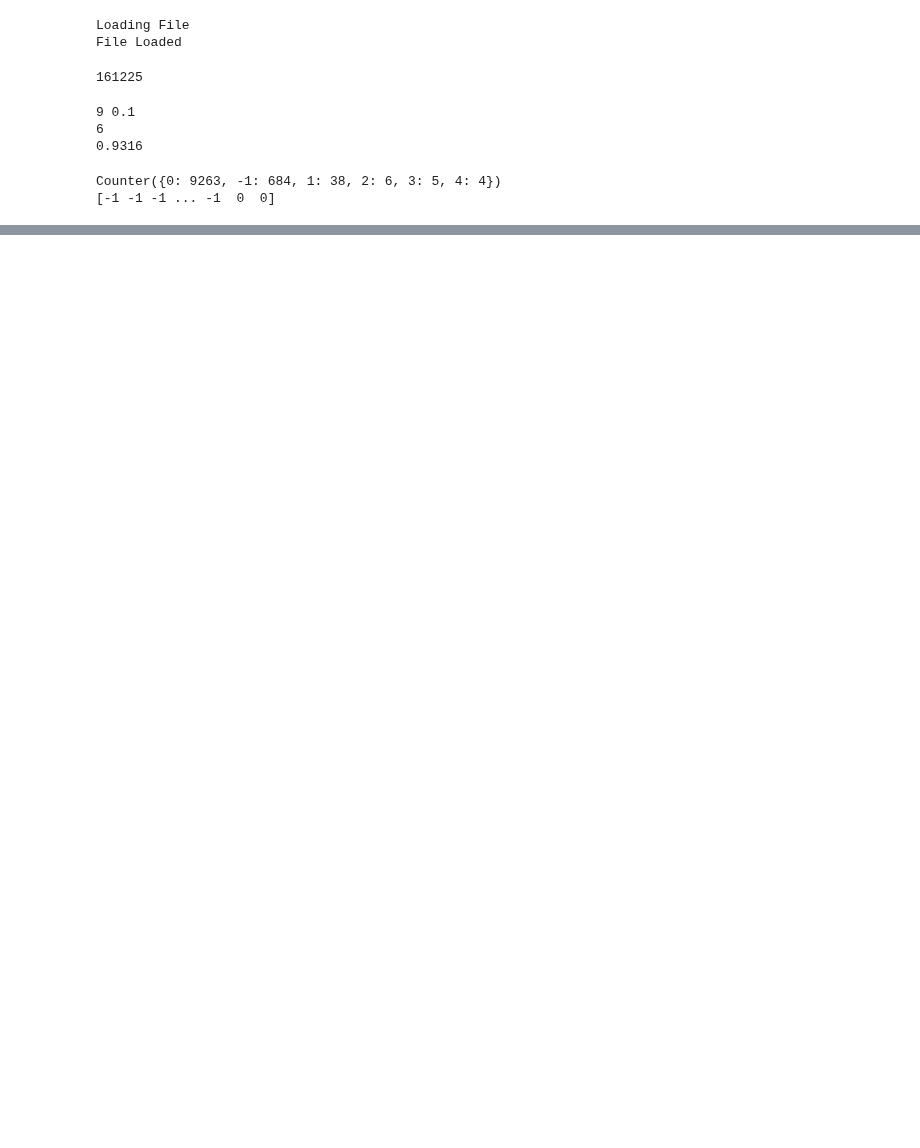
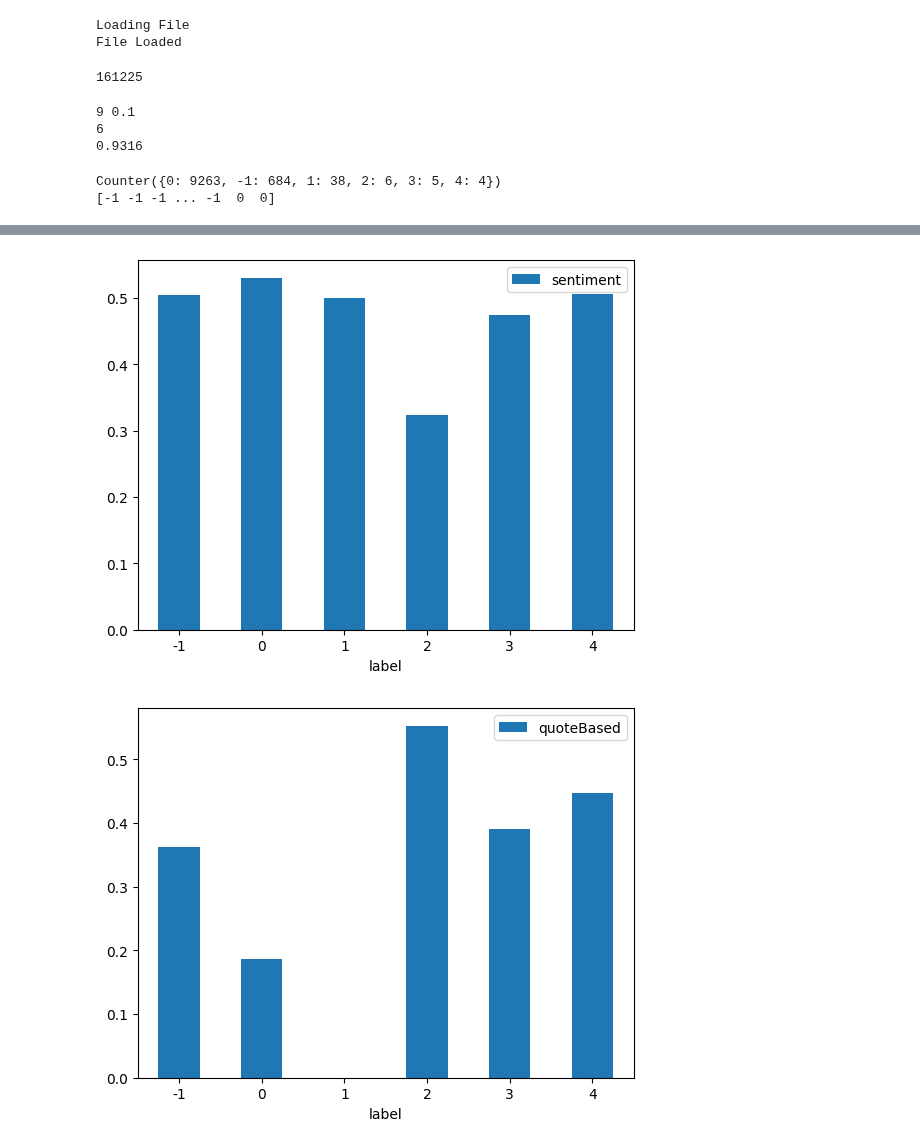
Before and after one commit to TobyBritton1/NewsBiasMapping, a Jupyter notebook: DBSCANTest.ipynb, the cells around one changed output, grey strips where cells are left out. Drawn from its saved outputs; the diff is of its cells as text; code cells hidden in the pictures; blank space fills up the shorter version.

```diff
--- a/DBSCANTest.ipynb
+++ b/DBSCANTest.ipynb
@@ -136,0 +164,11 @@ Counter({0: 9263, -1: 684, 1: 38, 2: 6, 3: 5, 4: 4})
+# %%
+# Mean Graphs
+sentimentGraph = meanMetrics.plot.bar(y=['sentiment'], rot=0)
+quoteBasedGraph = meanMetrics.plot.bar(y=['quoteBased'], rot=0)
+sensationalizedGraph = meanMetrics.plot.bar(y=['sensationalized'], rot=0)
+mudslingingGraph = meanMetrics.plot.bar(y=['mudslinging'], rot=0)
+spinGraph = meanMetrics.plot.bar(y=['spin'], rot=0)
+informalGraph = meanMetrics.plot.bar(y=['informal'], rot=0)
+# %% [output]
+[figure, added]
+[figure, added]
```
Also changed, not shown: parts of 6 cells of this notebook, 1 other file.
